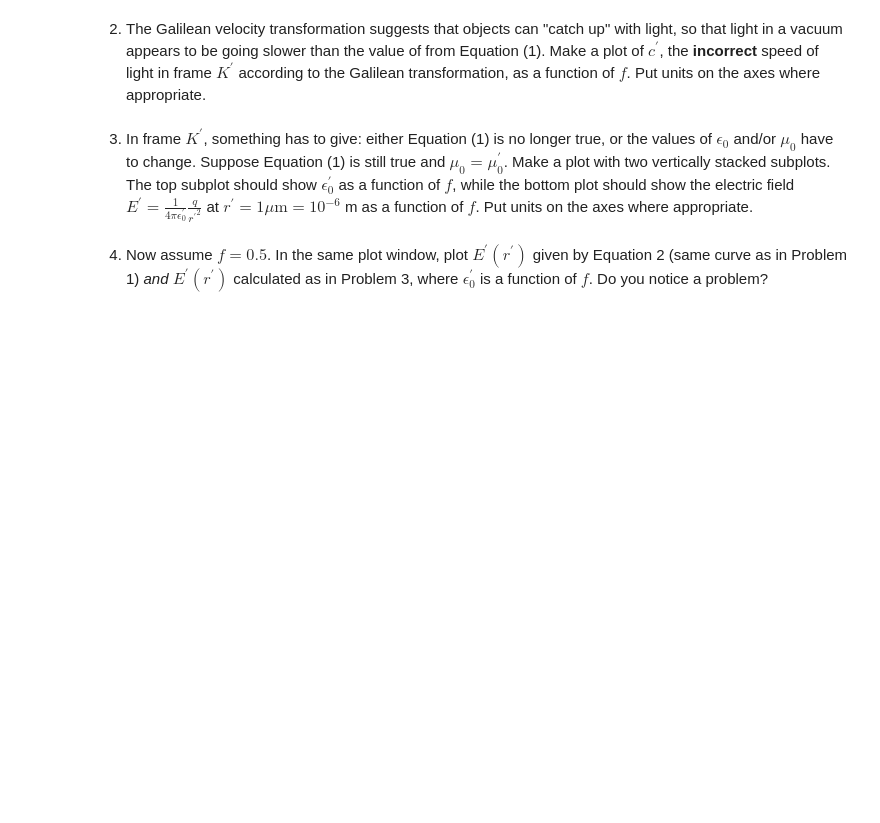
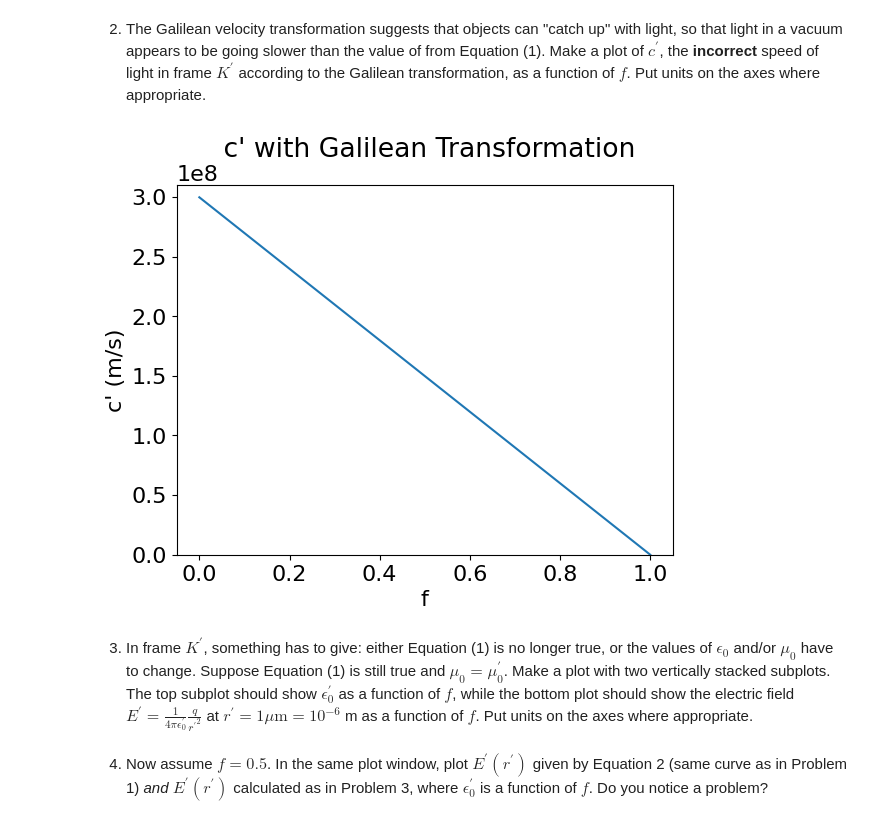
Before and after one commit to Wbosonbrendan/PHYS309, a Jupyter notebook: assignment1.ipynb, the cells around one changed output. Saved outputs shown, nothing was run; the diff lists cells and outputs as text; code cells hidden in the pictures; blank space fills up the shorter version.

```diff
--- a/assignment1.ipynb
+++ b/assignment1.ipynb
@@ -70,3 +70,19 @@ plt.show()
+# %%
+def c(f):
+  return constants.c*(1-f)
+
+f = np.linspace(0, 1, 100)
+
+c = c(f)
+
+plt.plot(f,c)
+plt.xlabel('f')
+plt.ylabel('c\' (m/s)')
+plt.ylim(0, 3.1e8)
+plt.title(' c\' with Galilean Transformation')
+plt.show()
+# %% [output]
+[figure, added]
 # %% [markdown]
 3. In frame $K^{\prime}$, something has to give: either Equation (1) is no longer true, or the values of $\epsilon_0$ and/or $\mu_0$ have to change. Suppose Equation (1) is still true and $\mu_0 = \mu_0^{\prime}$. Make a plot with two vertically stacked subplots. The top subplot should show $\epsilon_0^{\prime}$ as a function of $f$, while the bottom plot should show the electric field $E^{\prime} = \frac{1}{4 \pi \epsilon_0^{\prime}} \frac{q}{{r^{\prime}}^2}$ at $r^{\prime} = 1 \mu \mathrm{m} = 10^{-6}$ m as a function of $f$. Put units on the axes where appropriate.
 # %%
```
Also changed, not shown: parts of 3 cells of this notebook.
